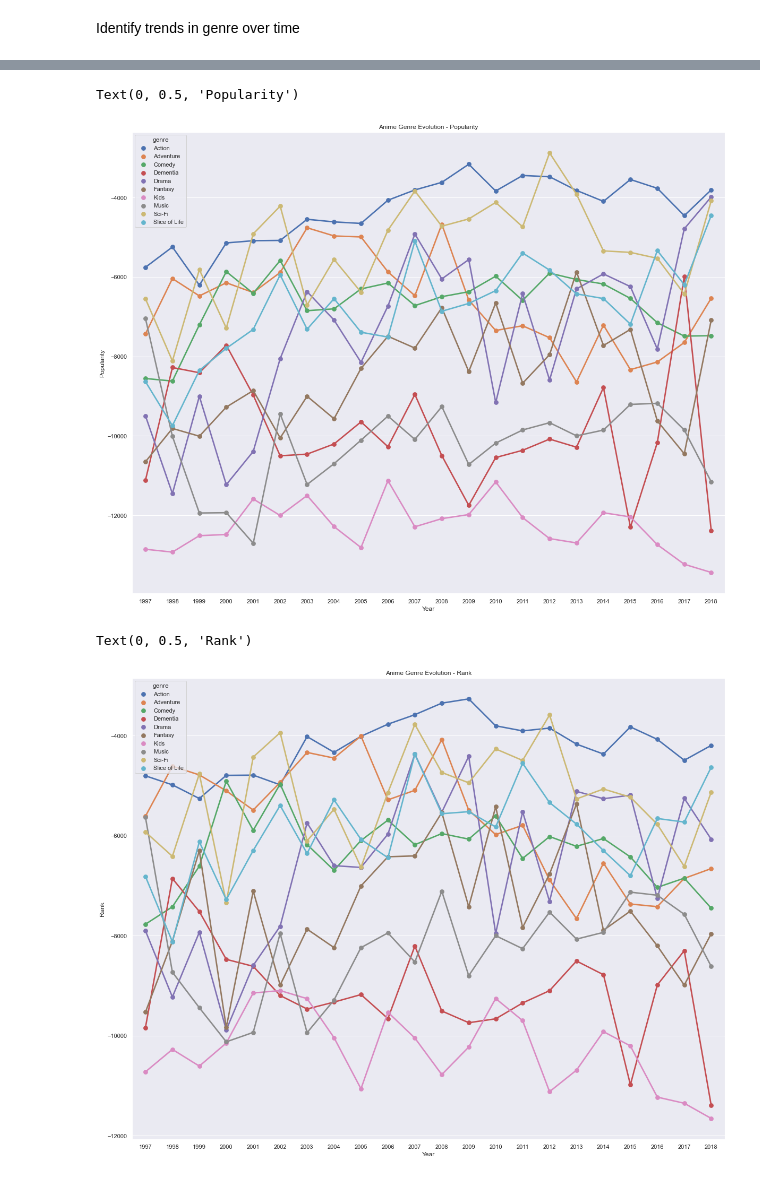
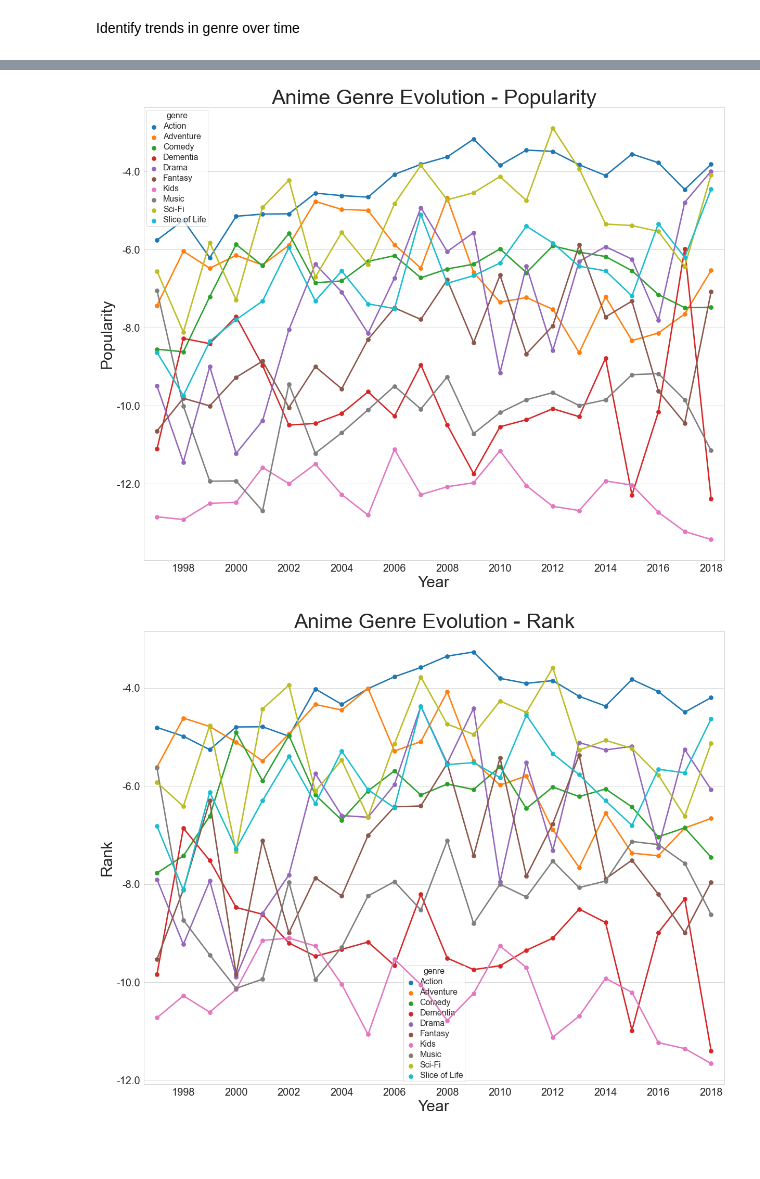
Before and after one commit to salazaru/Susumeru, a Jupyter notebook: src/trends_in_genre.ipynb, the cells around one changed output, grey strips where cells are left out. Drawn from its saved outputs; the diff is of its cells as text; code cells hidden in the pictures; blank space fills up the shorter version.

```diff
--- a/src/trends_in_genre.ipynb
+++ b/src/trends_in_genre.ipynb
@@ -118,23 +128,39 @@ anime_df.head(20)
 # %%
-# view trends by popularity
+# plot against popularity
 fig, ax = plt.subplots()
 fig.set_size_inches(20, 16)
-sns.pointplot(x='year', y='popularity', data=year_genre_df['popularity'].mean().reset_index(), hue='genre', ax=ax)
-plt.title('Anime Genre Evolution - Popularity')
-plt.xlabel('Year')
-plt.ylabel('Popularity')
+b = sns.pointplot(x='year', y='popularity', data=year_genre_df['popularity'].mean().reset_index(), hue='genre', ax=ax)
+b.axes.set_title("Anime Genre Evolution - Popularity", fontsize=40)
+b.set_xlabel("Year",fontsize=30)
+b.set_ylabel("Popularity",fontsize=30)
+b.set_yticklabels(b.get_yticks(), size = 20)
+b.set_xticklabels(xlabels, size=20)
+sns.set_style('whitegrid')
+plt.setp(ax.get_legend().get_texts(), fontsize='16') # for legend text
+plt.setp(ax.get_legend().get_title(), fontsize='16') # for legend title
+plt.setp(ax.get_xticklabels()[::2], visible=False)
+
+pop = b.get_figure()
+pop.savefig('pop.png')
 # %% [output]
-Text(0, 0.5, 'Popularity')
-[figure, old version]
+[figure, new version]
 # %%
-# view trends by rank
+# plot against rank
 fig, ax = plt.subplots()
 fig.set_size_inches(20, 16)
-sns.pointplot(x='year', y='rank', data=year_genre_df['rank'].mean().reset_index(), hue='genre', ax=ax)
-plt.title('Anime Genre Evolution - Rank')
-plt.xlabel('Year')
-plt.ylabel('Rank')
+b = sns.pointplot(x='year', y='rank', data=year_genre_df['rank'].mean().reset_index(), hue='genre', ax=ax)
+b.axes.set_title("Anime Genre Evolution - Rank", fontsize=40)
+b.set_xlabel("Year",fontsize=30)
+b.set_ylabel("Rank",fontsize=30)
+b.set_yticklabels(b.get_yticks(), size = 20)
+b.set_xticklabels(xlabels, size=20)
+sns.set_style('whitegrid')
+plt.setp(ax.get_legend().get_texts(), fontsize='16') # for legend text
+plt.setp(ax.get_legend().get_title(), fontsize='16') # for legend title
+plt.setp(ax.get_xticklabels()[::2], visible=False)
+
+rank = b.get_figure()
+rank.savefig('rank.png')
 # %% [output]
-Text(0, 0.5, 'Rank')
-[figure, old version]
+[figure, new version]
 # %%
```
Also changed, not shown: parts of 4 cells of this notebook, 9 other files.
